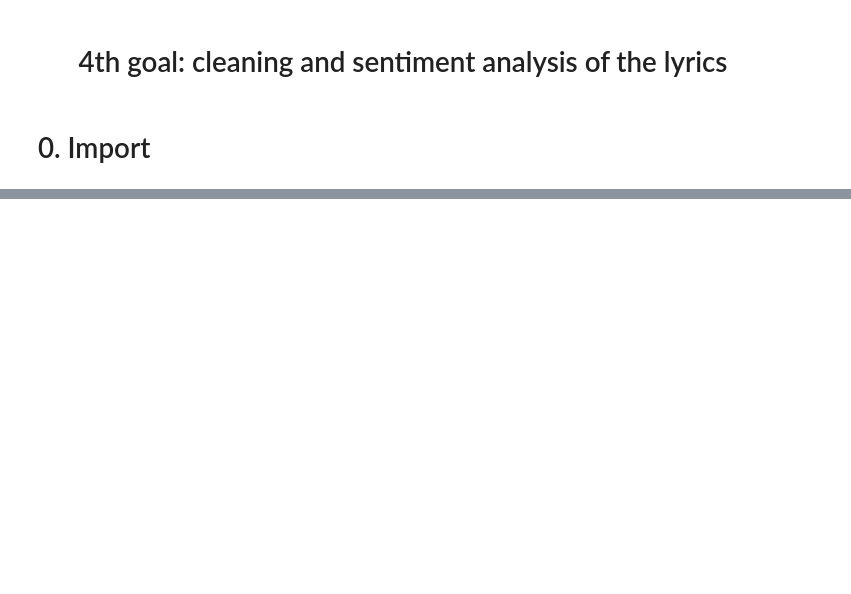
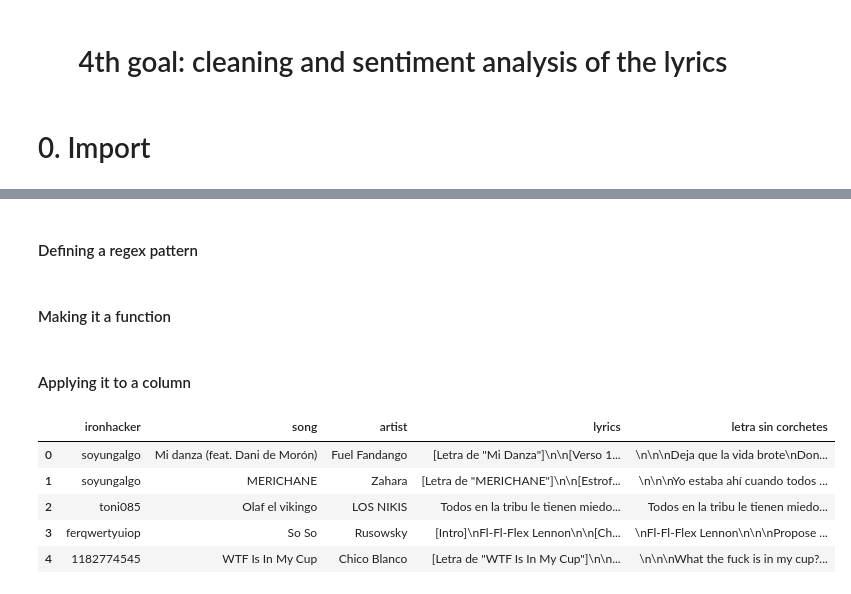
Before and after one commit to breogann/nlp, a Jupyter notebook: 4-Sentiment-analysis-on-lyrics.ipynb, the cells around one changed output, grey strips where cells are left out. Drawn from its saved outputs; the diff is of its cells as text; code cells hidden in the pictures; blank space fills up the shorter version.

```diff
--- a/4-Sentiment-analysis-on-lyrics.ipynb
+++ b/4-Sentiment-analysis-on-lyrics.ipynb
@@ -103,0 +43,25 @@ SyntaxError: invalid syntax (<ipython-input-61-e5f7c939ebb0>, line 3)
+# %% [markdown]
+#### Defining a regex pattern
+# %%
+pattern = "\[(.*?)\]"
+string = ""
+quitar_corchetes = re.sub(pattern, "", string)
+# %% [markdown]
+#### Making it a function
+# %%
+def quitar_corchetes (string):
+    pattern = "(\[(.*?)\])"
+    sin_corchetes = re.sub(pattern, "", string)
+    return sin_corchetes
+# %% [markdown]
+#### Applying it to a column
+# %%
+df['letra sin corchetes'] = df.lyrics.apply(quitar_corchetes)
+df.head()
+# %% [output]
+|  | ironhacker | song | artist | lyrics | letra sin corchetes |
+| 0 | soyungalgo | Mi danza (feat. Dani de Morón) | Fuel Fandango | [Letra de "Mi Danza"]\n\n[Verso 1... | \n\n\nDeja que la vida brote\nDon... |
+| 1 | soyungalgo | MERICHANE | Zahara | [Letra de "MERICHANE"]\n\n[Estrof... | \n\n\nYo estaba ahí cuando todos ... |
+| 2 | toni085 | Olaf el vikingo | LOS NIKIS | Todos en la tribu le tienen miedo... | Todos en la tribu le tienen miedo... |
+| 3 | ferqwertyuiop | So So | Rusowsky | [Intro]\nFl-Fl-Flex Lennon\n\n[Ch... | \nFl-Fl-Flex Lennon\n\n\nPropose ... |
+| 4 | 1182774545 | WTF Is In My Cup | Chico Blanco | [Letra de "WTF Is In My Cup"]\n\n... | \n\n\nWhat the fuck is in my cup?... |
```
Also changed, not shown: parts of 67 cells of this notebook, 2 other files.
